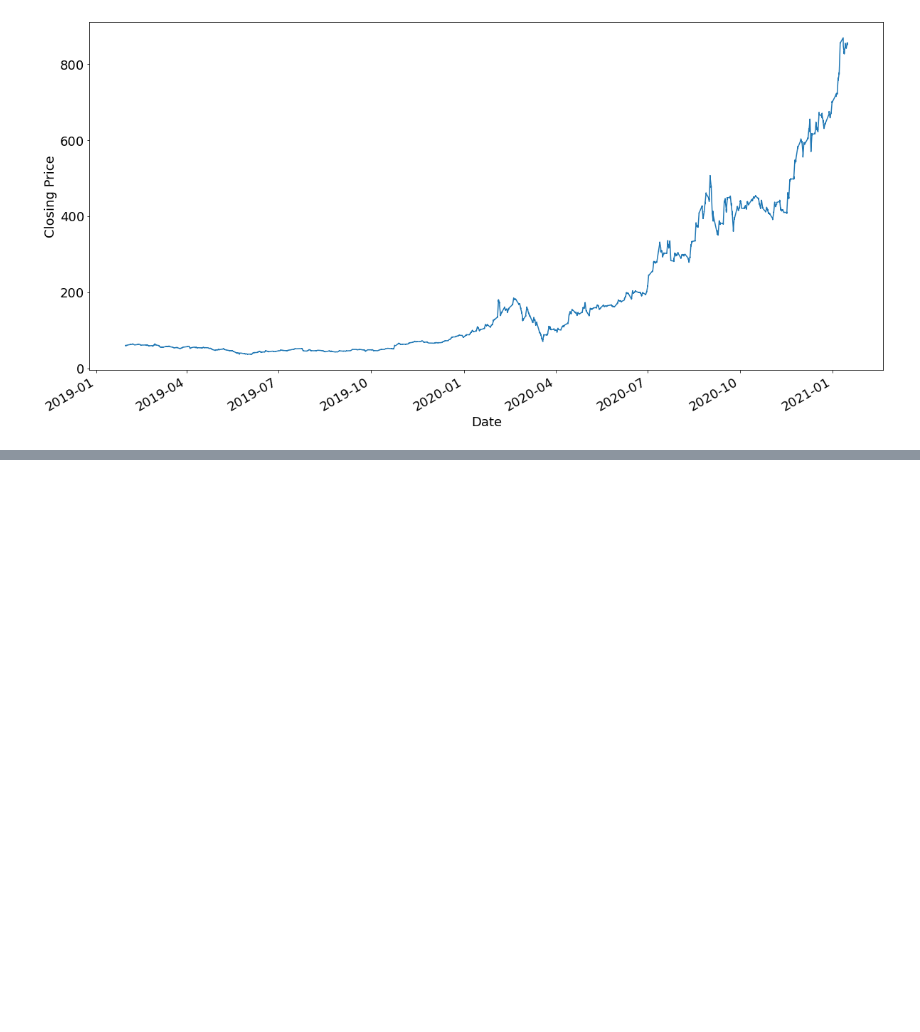
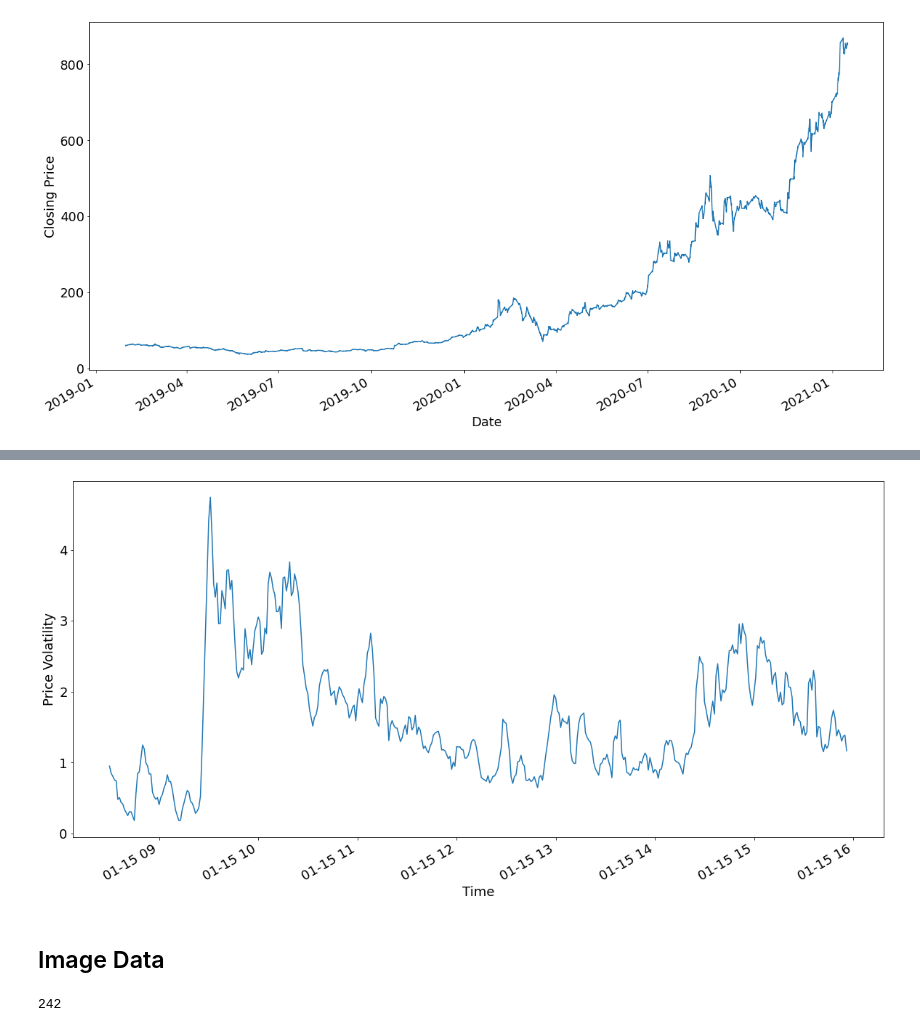
Before and after one commit to leeso1718/StockMarket_explainableAI, a Jupyter notebook: notebooks/data_nb/data_eda.ipynb, the cells around one changed output, grey strips where cells are left out. Saved outputs shown, nothing was run; the diff lists cells and outputs as text; code cells hidden in the pictures; blank space fills up the shorter version.

```diff
--- a/notebooks/data_nb/data_eda.ipynb
+++ b/notebooks/data_nb/data_eda.ipynb
@@ -39,0 +138,10 @@ plt.show()
+# %%
+plt.figure(figsize=(20,10))
+data_all.Volatility.plot(fontsize=18)
+plt.xlabel('Time',fontsize=18)
+plt.ylabel('Price Volatility',fontsize=18)
+plt.show()
+# %% [output]
+[figure, added]
+# %% [markdown]
+## Image Data
@@ -39,0 +153,5 @@ plt.show()
+# %%
+img_idx_20200115 = gdf_ref[gdf_ref.date=='2020-01-15'].index[0]
+img_idx_20200115
+# %% [output]
+242
```
Also changed, not shown: parts of 30 cells of this notebook, 12 other files.
